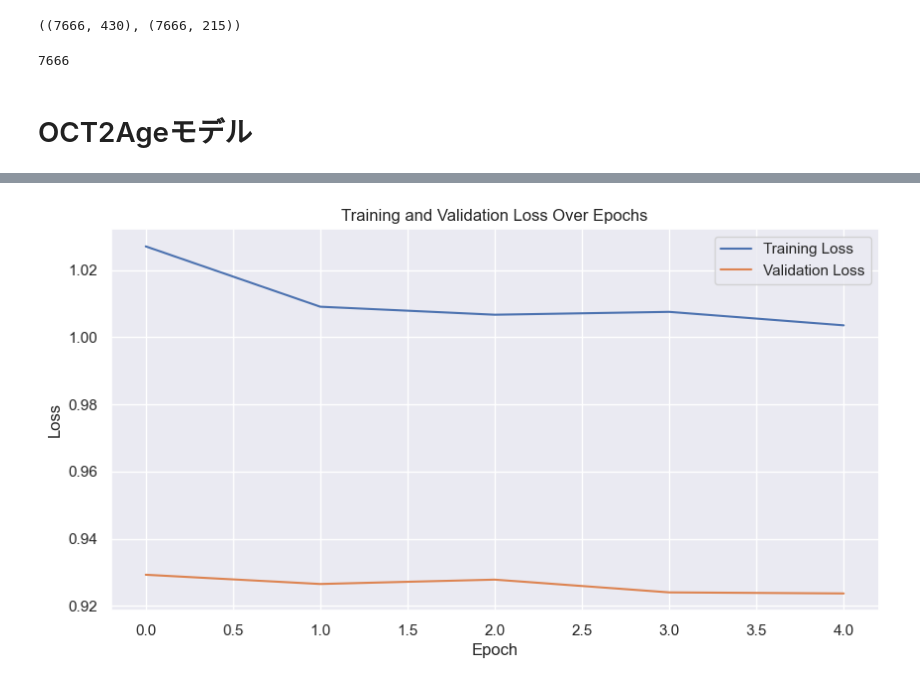
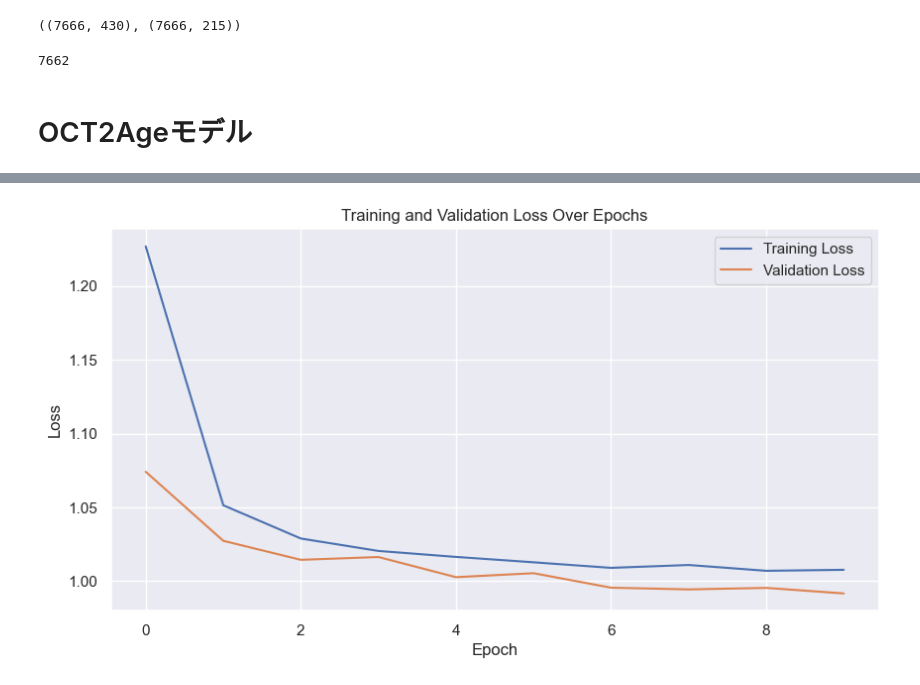
Before and after one commit to keimy1007/OCT2Age, a Jupyter notebook: notebook/[ks231207]OCT2Age.ipynb, the cells around one changed output, grey strips where cells are left out. Saved outputs shown, nothing was run; the diff lists cells and outputs as text; code cells hidden in the pictures.

```diff
--- a/notebook/[ks231207]OCT2Age.ipynb
+++ b/notebook/[ks231207]OCT2Age.ipynb
@@ -53,29 +52,32 @@ df_mGCLP, OCT_mGCLP = make_datasets_in_2016(filenames=["mGCLP2016.csv"], ROI="mG
 dfs = [df_cpRNFL, df_mRNFL, df_mGCLP]
 df = reduce(lambda left, right: pd.merge(left, right, on=["ID", "topID", "eye"]), dfs)
 
-OCT_dfs = [OCT_cpRNFL, OCT_mRNFL, OCT_mGCLP]
-OCT_df = reduce(lambda left, right: pd.merge(left, right, on=["ID", "topID", "eye"]), OCT_dfs)
+dfs_OCT = [OCT_cpRNFL, OCT_mRNFL, OCT_mGCLP]
+df_OCT = reduce(lambda left, right: pd.merge(left, right, on=["ID", "topID", "eye"]), dfs_OCT)
 
-df.shape, OCT_df.shape
+df.shape, df_OCT.shape
 # %% [output]
 ((7666, 430), (7666, 215))
 # %%
-# kenshin = pd.read_csv("../data_kenshin/h2016.csv")
-kenshin = pd.read_csv("./data_kenshin/2016R2.csv"); kenshin.drop(index=0, inplace=True)
-kenshin = kenshin.rename(columns={"kenshinID": "ID" })
-kenshin = kenshin.reset_index(drop=True)
+# df_kenshin = pd.read_csv("../data_kenshin/h2016.csv")
+df_kenshin = pd.read_csv("./data_kenshin/2016R2.csv"); df_kenshin.drop(index=0, inplace=True)
+df_kenshin = df_kenshin.rename(columns={"kenshinID": "ID" })
+df_kenshin = df_kenshin.reset_index(drop=True)
 
 # 日付型のdate変数を作成
-OCT_df['date'] = pd.to_datetime(OCT_df['topID'].astype(str).str[-8:])
-kenshin['date'] = pd.to_datetime(kenshin['kenshindate'].astype(str))
+df_OCT['date'] = pd.to_datetime(df_OCT['topID'].astype(str).str[-8:])
+df_kenshin['date'] = pd.to_datetime(df_kenshin['kenshindate'].astype(str))
 
 # IDを文字列型に変換
-OCT_df['ID'] = OCT_df['ID'].astype(str)
-kenshin['ID'] = kenshin['ID'].astype(str)
-
+df_OCT['ID'] = df_OCT['ID'].astype(str)
+df_kenshin['ID'] = df_kenshin['ID'].astype(str)
 
 # IDとdateを使ってOCTとkenshinをマージ
-df_comb = pd.merge(OCT_df, kenshin, on=['ID', 'date'], how='left')
+df_merged = pd.merge(df_OCT, df_kenshin, on=['ID', 'date'], how='left')
+
+# df_mergedの前処理
+# 年齢の欠損を除外
+df_merged = df_merged[df_merged['age'].notnull()]
 
 # 問診項目の変数処理
 def conversion_to_int(df, filling):
@@ -84,22 +86,24 @@ def conversion_to_int(df, filling):
     df2 = df2.astype(np.int64)
     return df2
 
-df_comb["smoking"] = (conversion_to_int(df_comb["mon3x1x1"], 1) != 1).astype(int)
-df_comb["drinking"] = (conversion_to_int(df_comb["mon3x2x1"], 0) != 0).astype(int)
-df_comb["exercise"] = (conversion_to_int(df_comb["mon5x4x1"], 1) != 1).astype(int)
+df_merged["smoking"] = (conversion_to_int(df_merged["mon3x1x1"], 1) != 1).astype(int)
+df_merged["drinking"] = (conversion_to_int(df_merged["mon3x2x1"], 0) != 0).astype(int)
+df_merged["exercise"] = (conversion_to_int(df_merged["mon5x4x1"], 1) != 1).astype(int)
 
-df_comb["sleep"] = conversion_to_int(df_comb["mon2x2"], 9)
-df_comb["short_sleep_6"] = ((df_comb.sleep == 1) | (df_comb.sleep == 2)).astype(int)
-df_comb["short_sleep_5"] = (df_comb.sleep == 1).astype(int)
+df_merged["sleep"] = conversion_to_int(df_merged["mon2x2"], 9)
+df_merged["short_sleep_6"] = ((df_merged.sleep == 1) | (df_merged.sleep == 2)).astype(int)
+df_merged["short_sleep_5"] = (df_merged.sleep == 1).astype(int)
 
 
-len(df_comb)
+len(df_merged)
 # %% [output]
-7666
+7662
 # %% [markdown]
 # OCT2Ageモデル
 # %%
 from src.preprocess import create_scaled_dataloader_per_CV, dataframe_to_tensor
+from sklearn.preprocessing import StandardScaler, MinMaxScaler, RobustScaler
+
 
 def split_dataframe(df):
     # X_df は 'ID', 'topID', 'eye', 'date', 'age' を除くすべての列を含む
@@ -112,15 +116,16 @@ def split_dataframe(df):
 
 # OCT情報とageだけを残す
 col_names = OCT_df.columns.tolist() + ["age"]
-XY_df = df_comb[col_names]
+XY_df = df_merged[col_names]
 
 # X,Yにスプリット
 X_df, Y_df = split_dataframe(XY_df)
 
 # データローダーの作成
-n_splits = 2
-batch_size = 64
-_, _, y_train_CV, y_test_CV, train_loader_CV, test_loader_CV, scaler_age = create_scaled_dataloader_per_CV(X_df, Y_df, n_splits=n_splits, batch_size=batch_size)
+n_splits = 5
+batch_size = 128
+scaler = StandardScaler()
+_, _, y_train_CV, y_test_CV, train_loader_CV, test_loader_CV, scaler_age = create_scaled_dataloader_per_CV(X_df, Y_df, scaler=scaler, n_splits=n_splits, batch_size=batch_size)
 # %%
 import importlib
 import src.model.OCT2Age
@@ -139,14 +144,14 @@ from src.model.OCT2Age import NN_OCT2Age, train, valid
 
 
 # ハイパラ
-epochs = 5
+epochs = 10
 dropout_rate = 0
 lr = 0.001
 
 # モデルの設定
 device = torch.device("mps" if torch.backends.mps.is_available() else "cpu")
 device = "cpu"
-model = NN_OCT2Age(input_dim=212, hidden_dims=[10], output_dim=1, dropout_rate=dropout_rate).to(device)
+model = NN_OCT2Age(input_dim=212, hidden_dims=[100,50], output_dim=1, dropout_rate=dropout_rate).to(device)
 optimizer = optim.Adam(model.parameters(), lr=lr)
 
 
@@ -181,4 +191,4 @@ Epoch 5/5, Train Loss: 1.0035333742698034, Validation Loss: 0.9237094869216284
-[figure, old version]
+[figure, new version]
 # %%
 from sklearn.metrics import mean_absolute_error
 
```
Also changed, not shown: parts of 2 cells of this notebook, 2 other files.
